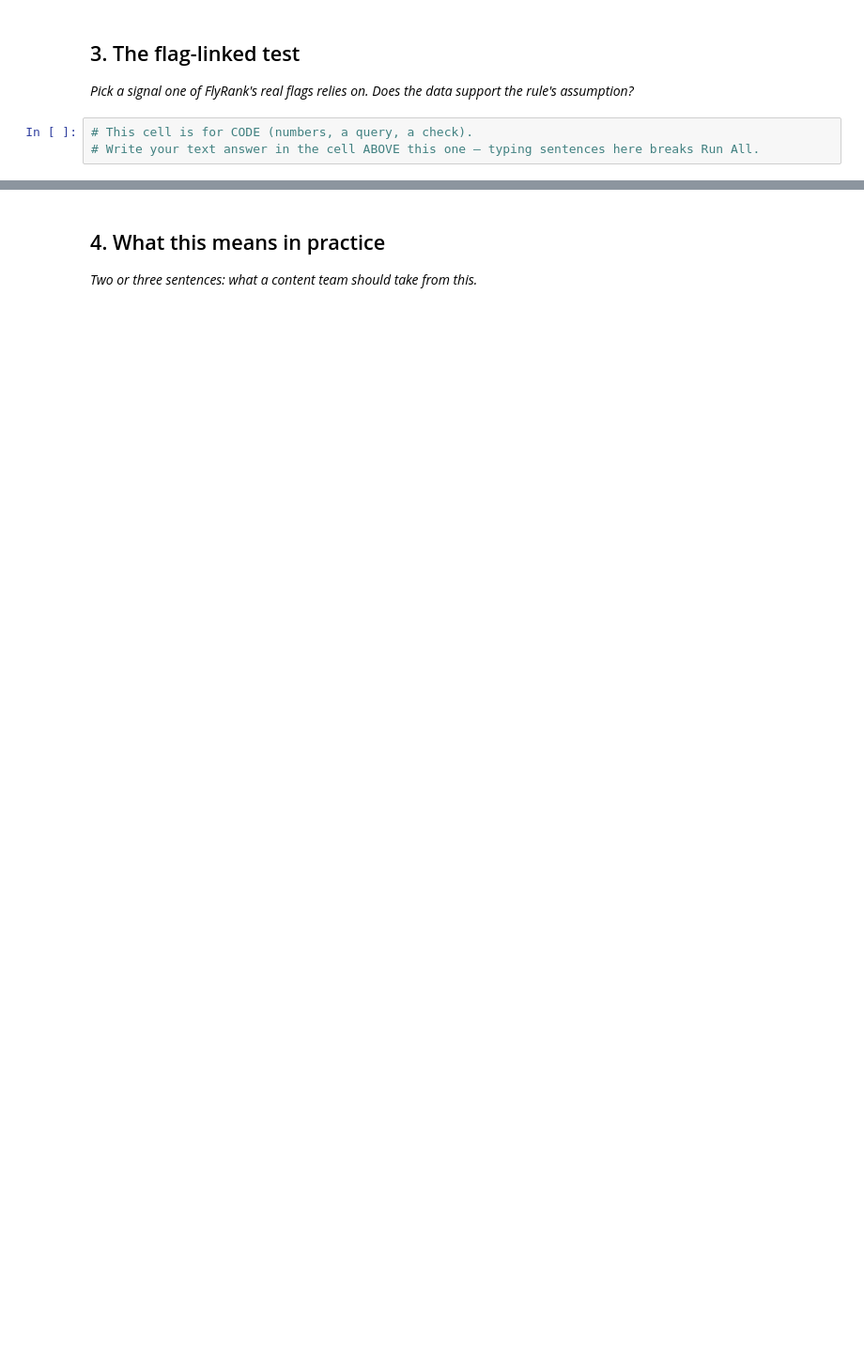
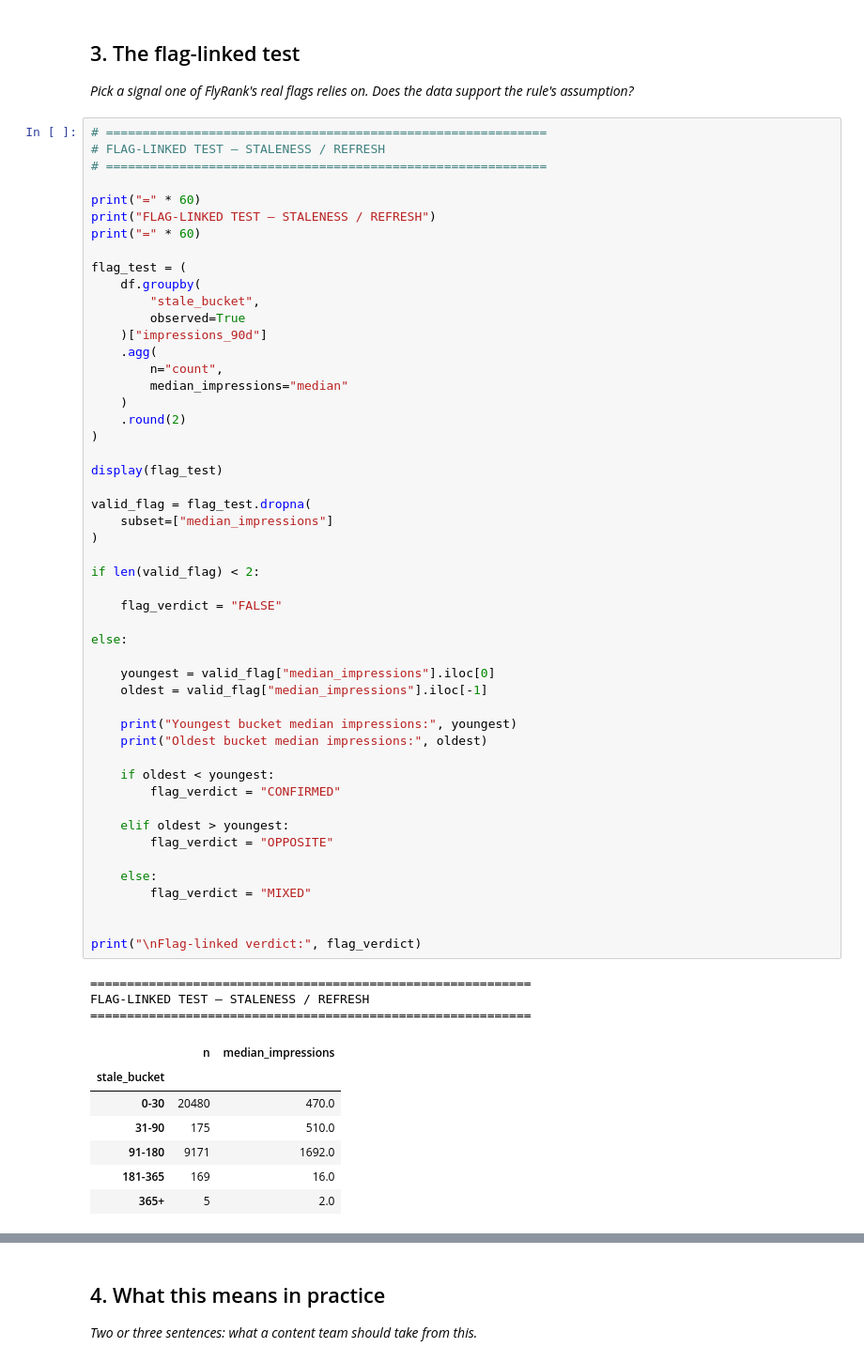
Before and after one commit to abbottabad123/flyrank-ml-track, a Jupyter notebook: work/notebooks/w04_signal_audit.ipynb, the cells around one changed output, grey strips where cells are left out. Shown at 94% size. Cells and saved outputs as stored; diff of their text form; blank space fills up the shorter version.

```diff
--- a/work/notebooks/w04_signal_audit.ipynb
+++ b/work/notebooks/w04_signal_audit.ipynb
@@ -24,6 +367,64 @@ This skeleton is yours to fill. Work the sections **in order** — each one has
 ## 3. The flag-linked test
 
 *Pick a signal one of FlyRank's real flags relies on. Does the data support the rule's assumption?*
-# %%
-# This cell is for CODE (numbers, a query, a check).
-# Write your text answer in the cell ABOVE this one — typing sentences here breaks Run All.
+# %%
+# ============================================================
+# FLAG-LINKED TEST — STALENESS / REFRESH
+# ============================================================
+
+print("=" * 60)
+print("FLAG-LINKED TEST — STALENESS / REFRESH")
+print("=" * 60)
+
+flag_test = (
+    df.groupby(
+        "stale_bucket",
+        observed=True
+    )["impressions_90d"]
+    .agg(
+        n="count",
+        median_impressions="median"
+    )
+    .round(2)
+)
+
+display(flag_test)
+
+valid_flag = flag_test.dropna(
+    subset=["median_impressions"]
+)
+
+if len(valid_flag) < 2:
+
+    flag_verdict = "FALSE"
+
+else:
+
+    youngest = valid_flag["median_impressions"].iloc[0]
+    oldest = valid_flag["median_impressions"].iloc[-1]
+
+    print("Youngest bucket median impressions:", youngest)
+    print("Oldest bucket median impressions:", oldest)
+
+    if oldest < youngest:
+        flag_verdict = "CONFIRMED"
+
+    elif oldest > youngest:
+        flag_verdict = "OPPOSITE"
+
+    else:
+        flag_verdict = "MIXED"
+
+
+print("\nFlag-linked verdict:", flag_verdict)
+# %% [output]
+============================================================
+FLAG-LINKED TEST — STALENESS / REFRESH
+============================================================
+|  | n | median_impressions |
+| stale_bucket |  |  |
+| 0-30 | 20480 | 470.0 |
+| 31-90 | 175 | 510.0 |
+| 91-180 | 9171 | 1692.0 |
+| 181-365 | 169 | 16.0 |
+| 365+ | 5 | 2.0 |
```
Also changed, not shown: parts of 7 cells of this notebook.
